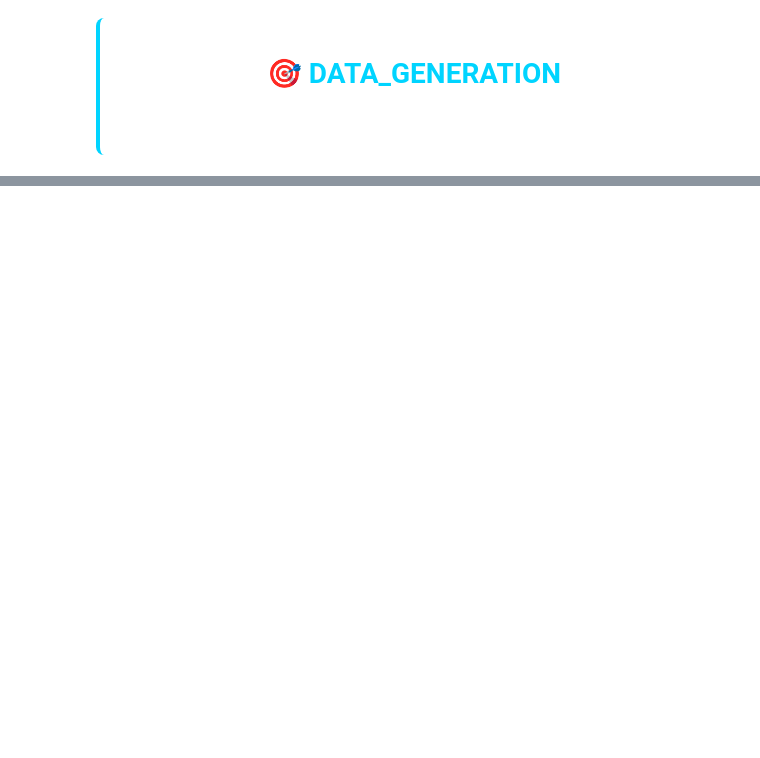
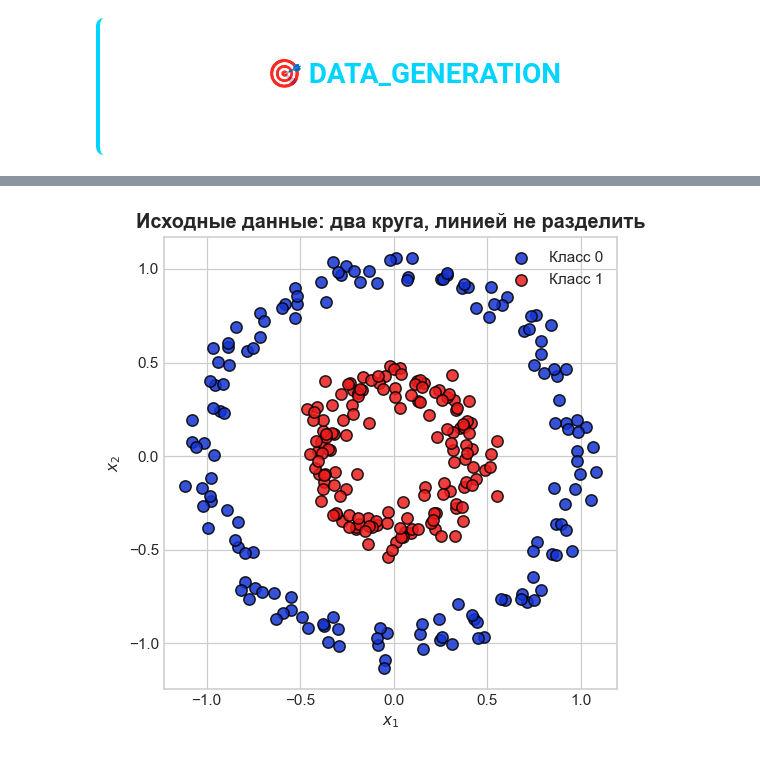
Before and after one commit to Shamil65/Machine-learning-start, a Jupyter notebook: ml_from_scratch/2_Linear_models/svm/notebooks/01_data_exploration_and_visualization.ipynb, the cells around one changed output, grey strips where cells are left out. Cells and saved outputs as stored; diff of their text form; code cells hidden in the pictures; blank space fills up the shorter version.

```diff
--- a/ml_from_scratch/2_Linear_models/svm/notebooks/01_data_exploration_and_visualization.ipynb
+++ b/ml_from_scratch/2_Linear_models/svm/notebooks/01_data_exploration_and_visualization.ipynb
@@ -1534,0 +146,22 @@ plt.show()
+# %%
+X_rbf, y_rbf = make_circles(
+    n_samples=300,
+    noise=0.06,
+    factor=0.4,          # отношение радиуса внутренней окружности к внешней
+    random_state=RANDOM_STATE,
+)
+
+fig, ax = plt.subplots(figsize=(6, 5))
+for cls, color in COLORS.items():
+    mask = y_rbf == cls
+    ax.scatter(X_rbf[mask, 0], X_rbf[mask, 1], c=color, edgecolor='k',
+               s=55, alpha=0.85, label=f'Класс {cls}')
+ax.set_title('Исходные данные: два круга, линией не разделить')
+ax.set_xlabel('$x_1$')
+ax.set_ylabel('$x_2$')
+ax.set_aspect('equal')
+ax.legend()
+plt.tight_layout()
+plt.show()
+# %% [output]
+[figure, added]
```
Also changed, not shown: parts of 49 cells of this notebook, 1 other file.
